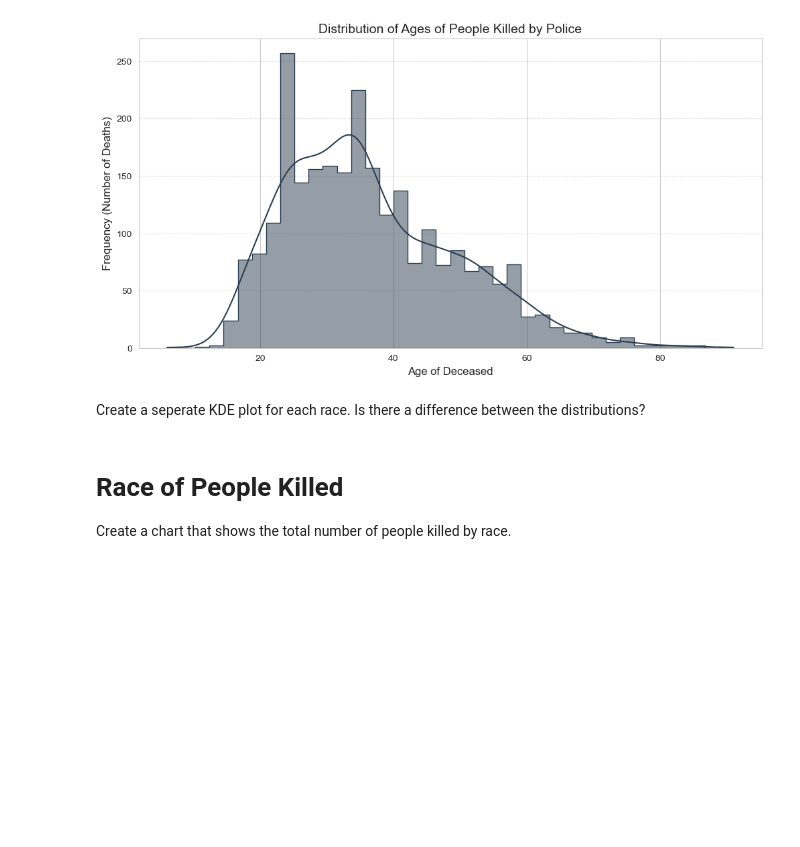
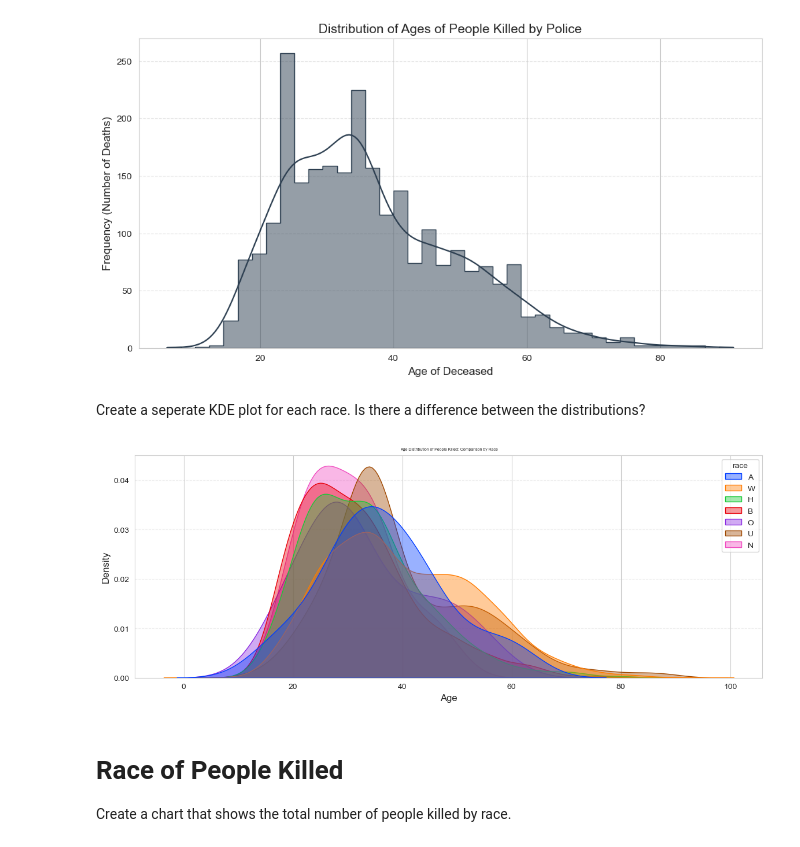
Before and after one commit to CyberWol-12/Fatal_Force, a Jupyter notebook: Fatal_Force_(start).ipynb, the cells around one changed output. Drawn from its saved outputs; the diff is of its cells as text; code cells hidden in the pictures; blank space fills up the shorter version.

```diff
--- a/Fatal_Force_(start).ipynb
+++ b/Fatal_Force_(start).ipynb
@@ -544,6 +544,23 @@ plt.show()
 [figure]
 # %% [markdown]
 Create a seperate KDE plot for each race. Is there a difference between the distributions?
+# %%
+plt.figure(figsize = (14,5))
+sns.kdeplot(data = df_fatalities,
+            x = 'age',
+            hue='race',
+            fill = True,
+            common_norm=False,#to use false so that curve independlly normalize
+            palette='bright',
+            alpha = 0.4)
+plt.title('Age Distribution of People Killed: Comparison by Race',fontsize = 5)
+plt.xlabel('Age',fontsize = 12)
+plt.ylabel('Density',fontsize  = 12)
+plt.grid(axis = 'y',linestyle = '--',alpha = 0.3)
+
+plt.show()
+# %% [output]
+[figure, added]
 # %% [markdown]
 # Race of People Killed
 
```
